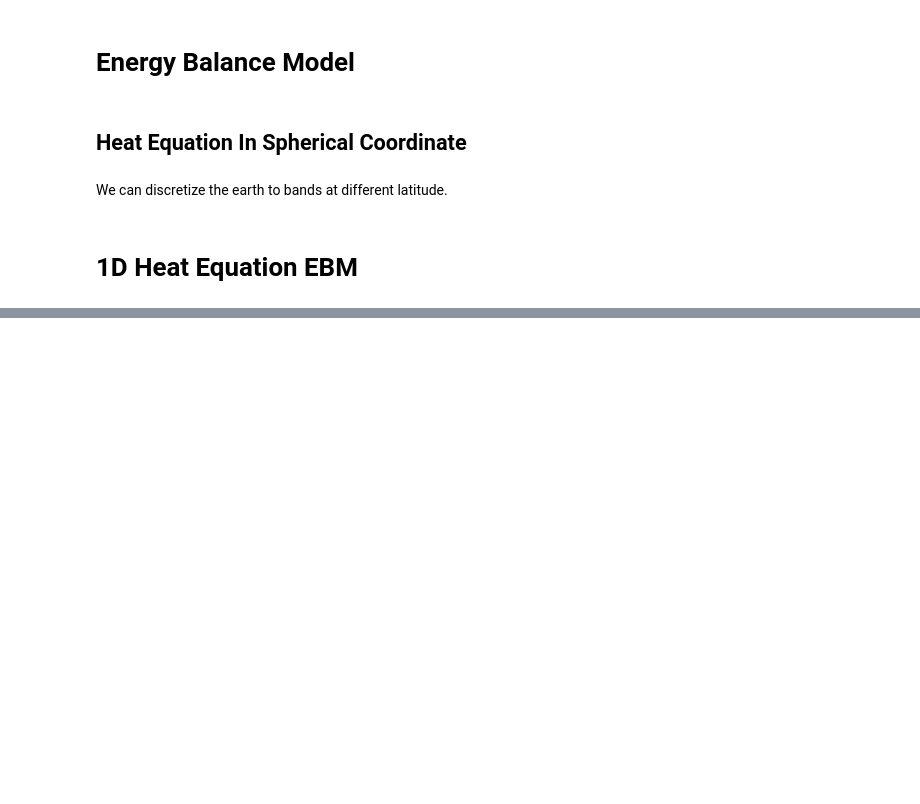
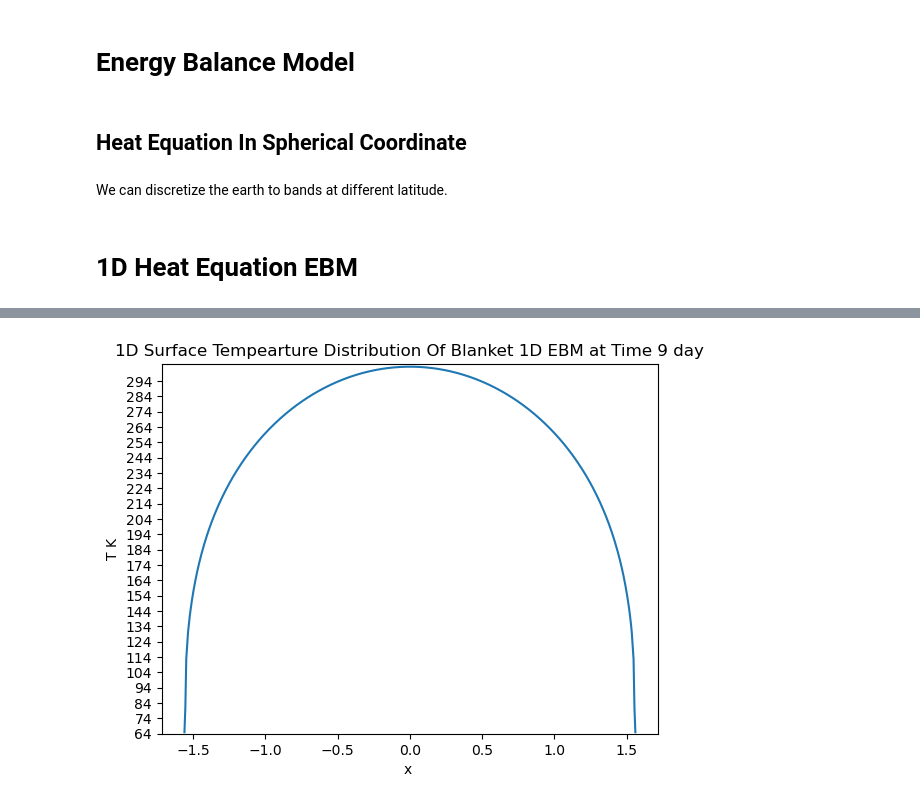
Before and after one commit to Jerry-Haoyu/Climate_Dynamics, a Jupyter notebook: atomosphere_modeling/energy_balance_model.ipynb, the cells around one changed output, grey strips where cells are left out. Drawn from its saved outputs; the diff is of its cells as text; code cells hidden in the pictures; blank space fills up the shorter version.

```diff
--- a/atomosphere_modeling/energy_balance_model.ipynb
+++ b/atomosphere_modeling/energy_balance_model.ipynb
@@ -157,0 +242,31 @@ KeyboardInterrupt:
+# %%
+model_param = {
+    'N' : 500,
+    'total_it' : int(1e4),
+    'dt' : 1e-3,
+    'T_initial_surface' : 273.15,
+    'T_initial_blanket' : 273.15
+}
+
+EBM_1d = oneDimensionalEBM_with_blanket(**model_param)
+EBM_1d.backward_solve()
+
+T_video_surface = EBM_1d.T_video_surface
+
+animate_arg = {
+    "solution" : T_video_surface,
+    "spatial_discretization" : EBM_1d.phi,
+    "output_path" : "output/1dheatebm.mp4",
+    "fps" : 40,
+    "x_unit" : "",
+    "y_unit" : "K",
+    "time_factor" :1e-3,
+    "coarsen_factor" : int(1e2), # for speed up, plot once per 100 step
+    "title" : "Surface Tempearture Distribution Of Blanket 1D EBM",
+    "t_unit" : "day"
+}
+
+
+animate1dPDEsolution(**animate_arg)
+# %% [output]
+[figure, added]
```
Also changed, not shown: parts of 10 cells of this notebook, 7 other files.
